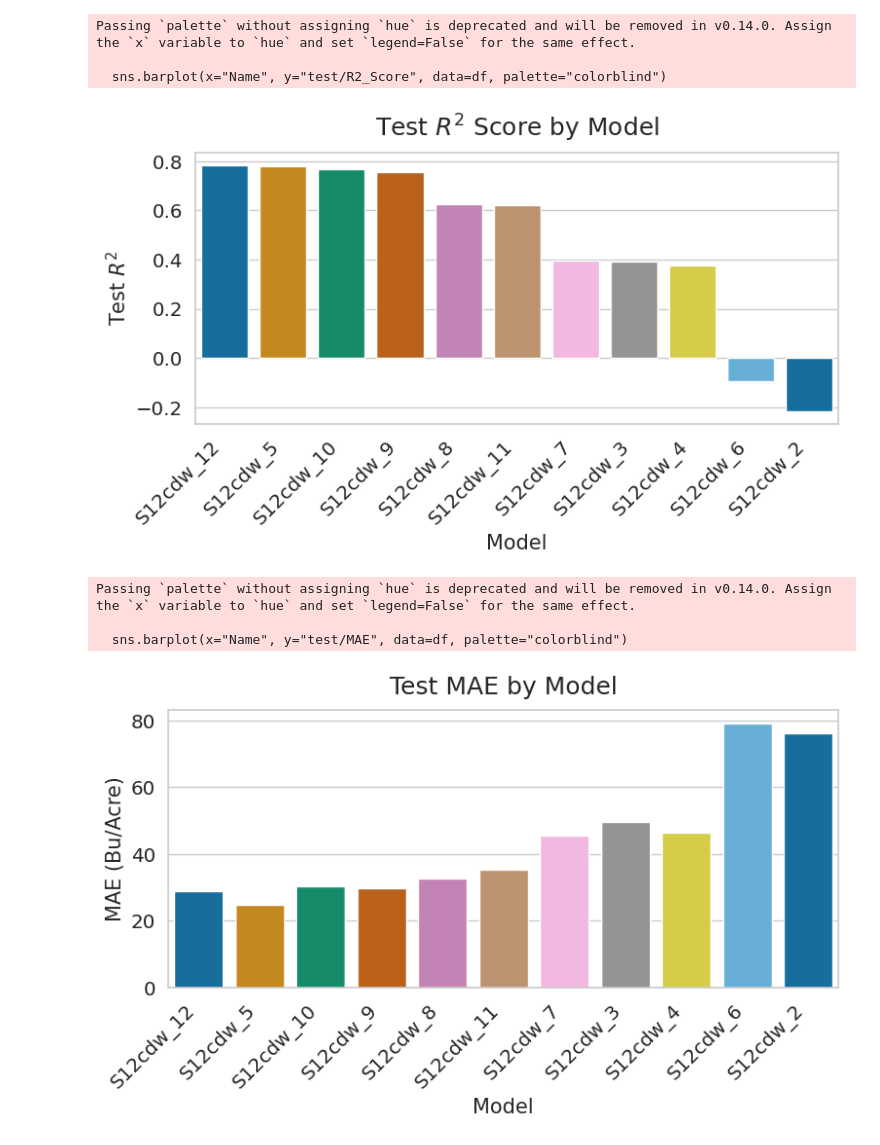
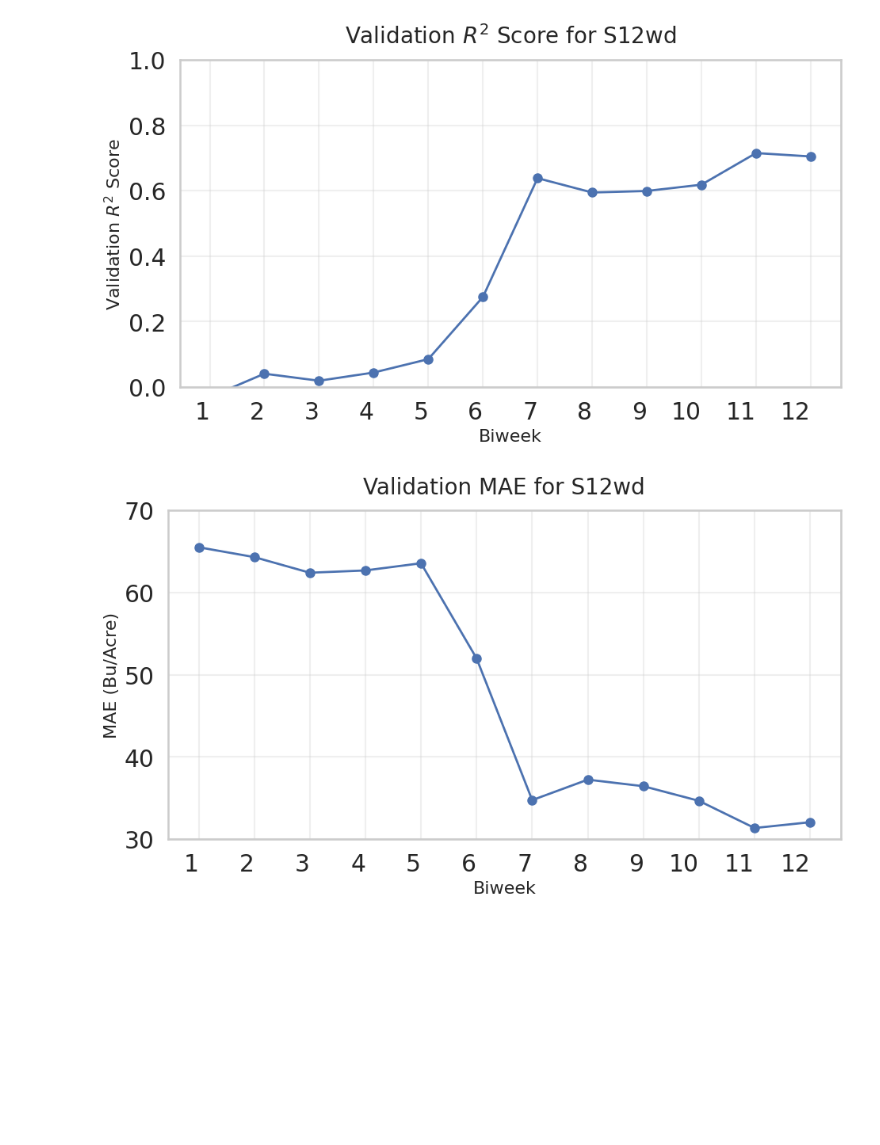
Before and after one commit to baskargroup/ISA_Yield, a Jupyter notebook: visualize_results.ipynb, the cells around one changed output. Cells and saved outputs as stored; diff of their text form; code cells hidden in the pictures; blank space fills up the shorter version.

```diff
--- a/visualize_results.ipynb
+++ b/visualize_results.ipynb
@@ -61,31 +99,38 @@ Passing `palette` without assigning `hue` is deprecated and will be removed in v
 # %%
 import pandas as pd
 import matplotlib.pyplot as plt
 import seaborn as sns
 
 # Load the CSV file
 df = pd.read_csv("Terramind_test.csv")
 
-# Convert test R2 column to numeric (handles any missing/empty values)
-df["test/R2_Score"] = pd.to_numeric(df["test/R2_Score"], errors='coerce')
+# Convert validation R2 column to numeric (handles any missing/empty values)
+df["val/R2_Score"] = pd.to_numeric(df["val/R2_Score"], errors='coerce')
+# Reverse the order
+df = df.iloc[::-1].reset_index(drop=True)
+# Create numeric index for x-axis
+df = df.reset_index(drop=True)
+df['index'] = range(len(df))
 
+
+# Create short labels by splitting on '_' and taking second component
+df['Short_Name'] = df['Name'].str.split('_').str[1]
 # Set seaborn style for publication
-sns.set(style="whitegrid", font_scale=1.3)
+sns.set(style="whitegrid", context="talk", font_scale=1.3)
 
-plt.figure(figsize=(8, 5))
-sns.barplot(x="Name", y="test/R2_Score", data=df, palette="colorblind")
-plt.title("Test $R^2$ Score by Model", fontsize=18, pad=12)
-plt.xlabel("Model", fontsize=15)
-plt.ylabel("Test $R^2$", fontsize=15)
-plt.xticks(rotation=45, ha='right')
+plt.figure(figsize=(10, 6))
+plt.plot(df['index'], df["val/R2_Score"], marker="o", linewidth=2, markersize=8)
+plt.title(f"Validation $R^2$ Score for {df['Name'].iloc[0].split('_')[0]}", fontsize=20, pad=15)
+plt.xlabel("Biweek", fontsize=16)
+plt.ylabel("Validation $R^2$ Score", fontsize=16)
+plt.xticks(df['index'], df['Short_Name'], ha='right')
+plt.ylim(0, 1)
+plt.grid(True, alpha=0.3)
 plt.tight_layout()
-plt.savefig("test_r2_barplot.pdf", bbox_inches='tight', dpi=300)
+plt.savefig("val_r2_lineplot.pdf", bbox_inches='tight', dpi=300)
 plt.show()
 # %% [output]
-Passing `palette` without assigning `hue` is deprecated and will be removed in v0.14.0. Assign the `x` variable to `hue` and set `legend=False` for the same effect.
-
-  sns.barplot(x="Name", y="test/R2_Score", data=df, palette="colorblind")
-[figure, old version]
+[figure, new version]
 # %%
 import pandas as pd
 import matplotlib.pyplot as plt
@@ -94,23 +139,31 @@ import seaborn as sns
 # Load the CSV file
 df = pd.read_csv("Terramind_test.csv")
 
-# Convert test MAE column to numeric (handles any missing/empty values)
-df["test/MAE"] = pd.to_numeric(df["test/MAE"], errors='coerce')
-df["test/MAE"] = df["test/MAE"]*550  # Scale MAE if needed
+# Convert validation MAE column to numeric (handles any missing/empty values)
+df["val/MAE"] = pd.to_numeric(df["val/MAE"], errors='coerce')
+df["val/MAE"] = df["val/MAE"]*550  # Scale MAE if needed
+# Reverse the order
+df = df.iloc[::-1].reset_index(drop=True)
+
+# Create short labels by splitting on '_' and taking second component
+df['Short_Name'] = df['Name'].str.split('_').str[1]
+# Create numeric index for x-axis
+df = df.reset_index(drop=True)
+df['index'] = range(len(df))
+
 # Set seaborn style for publication
-sns.set(style="whitegrid", font_scale=1.3)
+sns.set(style="whitegrid", context="talk", font_scale=1.3)
 
-plt.figure(figsize=(8, 5))
-sns.barplot(x="Name", y="test/MAE", data=df, palette="colorblind")
-plt.title("Test MAE by Model", fontsize=18, pad=12)
-plt.xlabel("Model", fontsize=15)
-plt.ylabel("MAE (Bu/Acre)", fontsize=15)
-plt.xticks(rotation=45, ha='right')
+plt.figure(figsize=(10, 6))
+plt.plot(df['index'], df["val/MAE"], marker="o", linewidth=2, markersize=8)
+plt.ylim(30, 70)
+plt.title(f"Validation MAE for {df['Name'].iloc[0].split('_')[0]}", fontsize=20, pad=15)
+plt.xlabel("Biweek", fontsize=16)
+plt.ylabel("MAE (Bu/Acre)", fontsize=16)
+plt.xticks(df['index'], df['Short_Name'], ha='right')
+plt.grid(True, alpha=0.3)
 plt.tight_layout()
-plt.savefig("test_mae_barplot.pdf", bbox_inches='tight', dpi=300)
+plt.savefig("val_mae_lineplot.pdf", bbox_inches='tight', dpi=300)
 plt.show()
 # %% [output]
-Passing `palette` without assigning `hue` is deprecated and will be removed in v0.14.0. Assign the `x` variable to `hue` and set `legend=False` for the same effect.
-
-  sns.barplot(x="Name", y="test/MAE", data=df, palette="colorblind")
-[figure, old version]
+[figure, new version]
```
Also changed, not shown: parts of 1 cell of this notebook, 31 other files.
